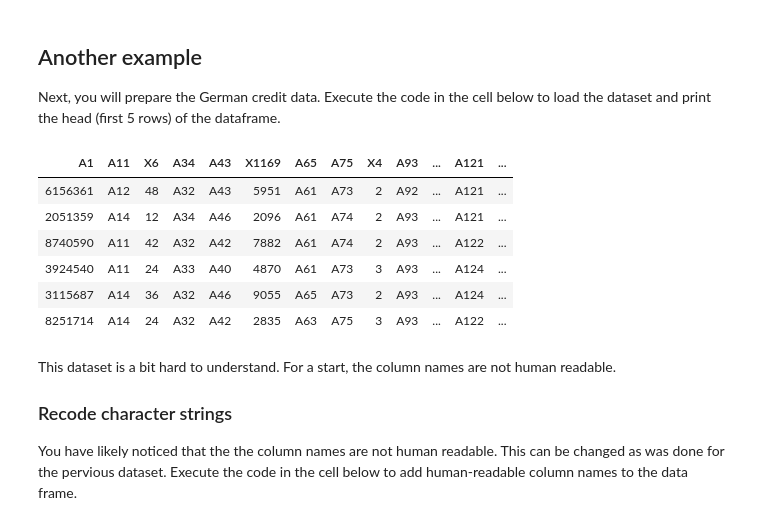
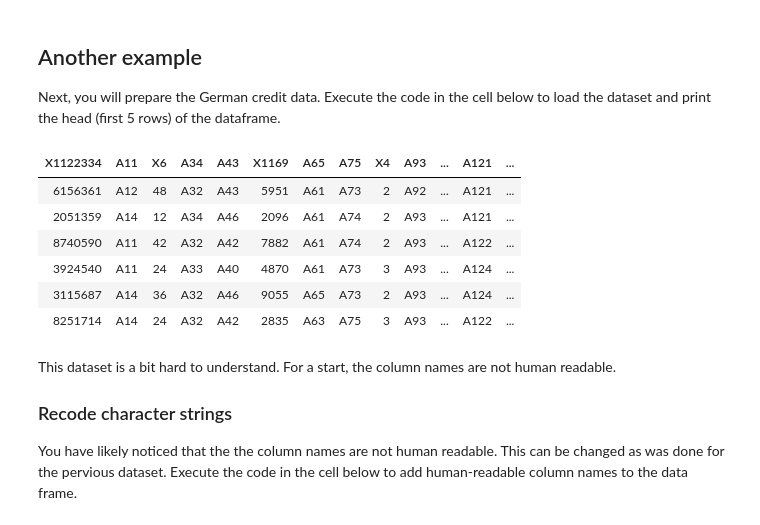
Before and after one commit to vijayraavi/Principles-of-Machine-Learning-R, a Jupyter notebook: Module3/DataPreparation.ipynb, the cells around one changed output. Saved outputs shown, nothing was run; the diff lists cells and outputs as text; code cells hidden in the pictures.

```diff
--- a/Module3/DataPreparation.ipynb
+++ b/Module3/DataPreparation.ipynb
@@ -319,10 +321,10 @@ The relationship with the log price and categorical variables should likely also
 
 Next, you will prepare the German credit data. Execute the code in the cell below  to load the dataset and print the head (first 5 rows) of the dataframe.
 # %%
-credit = read.csv('German_Credit.csv', stringsAsFactors = FALSE)
+credit = read.csv('German_Credit.csv', stringsAsFactors = FALSE, header = TRUE)
 head(credit)
 # %% [output]
-| A1 | A11 | X6 | A34 | A43 | X1169 | A65 | A75 | X4 | A93 | ... | A121 | ... |
+| X1122334 | A11 | X6 | A34 | A43 | X1169 | A65 | A75 | X4 | A93 | ... | A121 | ... |
 | 6156361 | A12 | 48 | A32 | A43 | 5951 | A61 | A73 | 2 | A92 | ... | A121 | ... |
 | 2051359 | A14 | 12 | A34 | A46 | 2096 | A61 | A74 | 2 | A93 | ... | A121 | ... |
 | 8740590 | A11 | 42 | A32 | A42 | 7882 | A61 | A74 | 2 | A93 | ... | A122 | ... |
```
Also changed, not shown: parts of 3 cells of this notebook, 3 other files.
